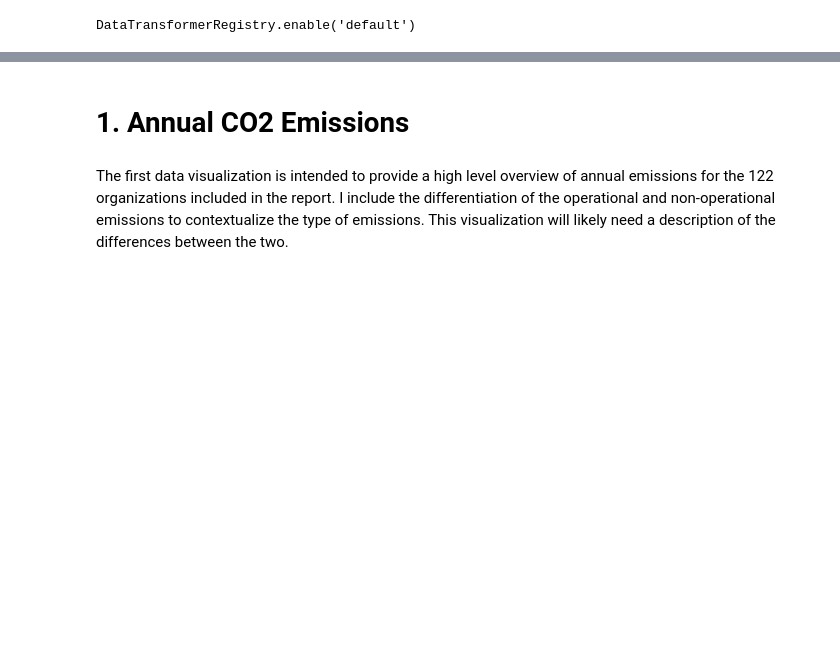
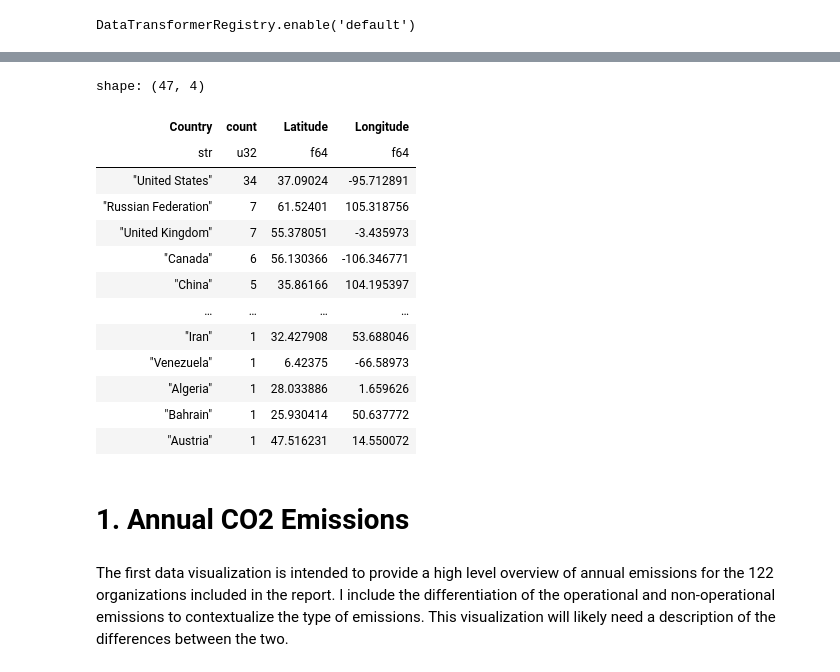
Before and after one commit to Suchitailor/fall-data-viz, a Jupyter notebook: static_draft/static_viz_submission.ipynb, the cells around one changed output, grey strips where cells are left out. Saved outputs shown, nothing was run; the diff lists cells and outputs as text; code cells hidden in the pictures; blank space fills up the shorter version.

```diff
--- a/static_draft/static_viz_submission.ipynb
+++ b/static_draft/static_viz_submission.ipynb
@@ -16,3 +63,34 @@ emissions = emissions.with_columns((pl.col("total_emissions_MtCO2e") - pl.col("t
+# %%
+#read in regional data
+regions = pl.read_csv('data/regional_data.csv').drop_nulls()
+longlat = pl.read_csv('data/longitude-latitude.csv').select(["Country", "Latitude", "Longitude"])
+
+renames = {"USA" : "United States",
+           "UK" : "United Kingdom",
+           "Former Soviet Union" : "Russian Federation",
+          "Czechslovakia" : "Czech Republic"}
+regions = regions.with_columns(Country = pl.col("Region").replace(renames))
+region_counts = regions.select("Country").to_series().value_counts()
+
+
+region_coords = region_counts.join(longlat, on = "Country", how = "left").sort("count", descending = True)
+
+region_coords
+# %% [output]
+shape: (47, 4)
+| Country | count | Latitude | Longitude |
+| str | u32 | f64 | f64 |
+| "United States" | 34 | 37.09024 | -95.712891 |
+| "Russian Federation" | 7 | 61.52401 | 105.318756 |
+| "United Kingdom" | 7 | 55.378051 | -3.435973 |
+| "Canada" | 6 | 56.130366 | -106.346771 |
+| "China" | 5 | 35.86166 | 104.195397 |
+| … | … | … | … |
+| "Iran" | 1 | 32.427908 | 53.688046 |
+| "Venezuela" | 1 | 6.42375 | -66.58973 |
+| "Algeria" | 1 | 28.033886 | 1.659626 |
+| "Bahrain" | 1 | 25.930414 | 50.637772 |
+| "Austria" | 1 | 47.516231 | 14.550072 |
 # %% [markdown]
 # 1. Annual CO2 Emissions
 # %% [markdown]
```
Also changed, not shown: parts of 14 cells of this notebook, 10 other files.
